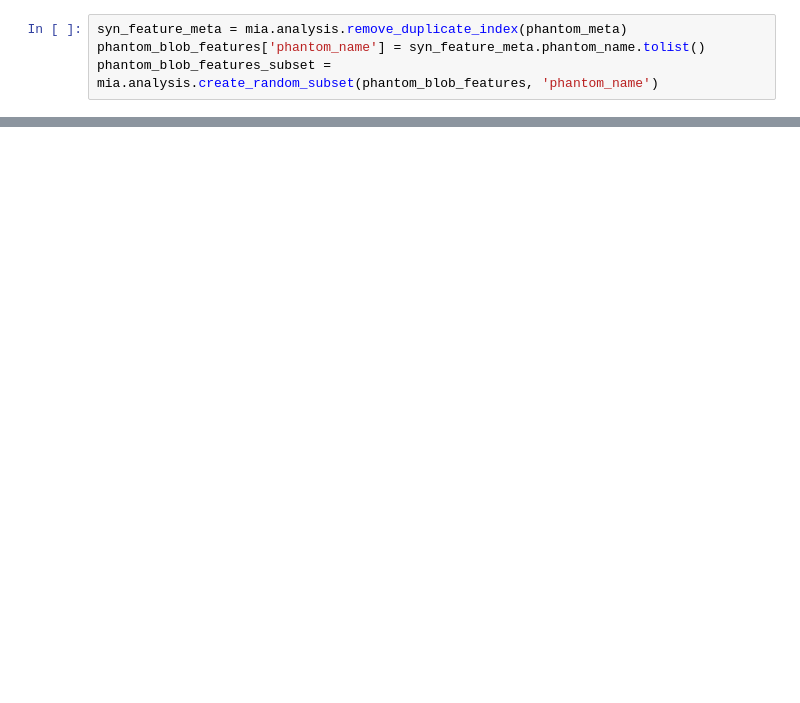
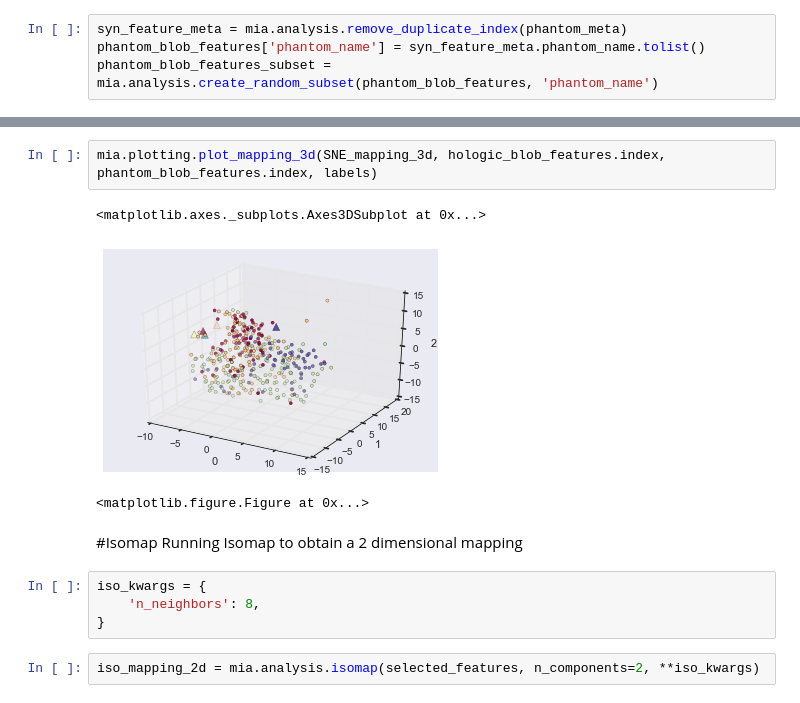
Before and after one commit to samueljackson92/major-project-data, a Jupyter notebook: 2015-04-01/shape_analysis.ipynb, the cells around one changed output, grey strips where cells are left out. Drawn from its saved outputs; the diff is of its cells as text; blank space fills up the shorter version.

```diff
--- a/2015-04-01/shape_analysis.ipynb
+++ b/2015-04-01/shape_analysis.ipynb
@@ -66,0 +90,15 @@ plot_mapping(mapping)
+# %%
+mia.plotting.plot_mapping_3d(SNE_mapping_3d, hologic_blob_features.index, phantom_blob_features.index, labels)
+# %% [output]
+<matplotlib.axes._subplots.Axes3DSubplot at 0x...>
+[figure, added]
+<matplotlib.figure.Figure at 0x...>
+# %% [markdown]
+#Isomap
+Running Isomap to obtain a 2 dimensional mapping
+# %%
+iso_kwargs = {
+    'n_neighbors': 8,
+}
+# %%
+iso_mapping_2d = mia.analysis.isomap(selected_features, n_components=2, **iso_kwargs)
```
Also changed, not shown: parts of 26 cells of this notebook, 21 other files.
